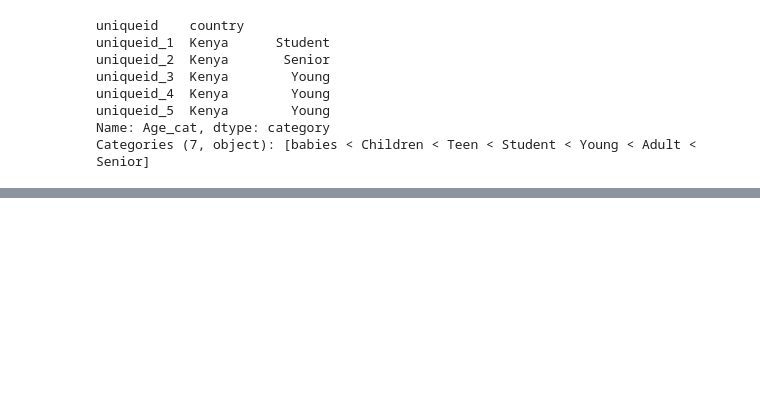
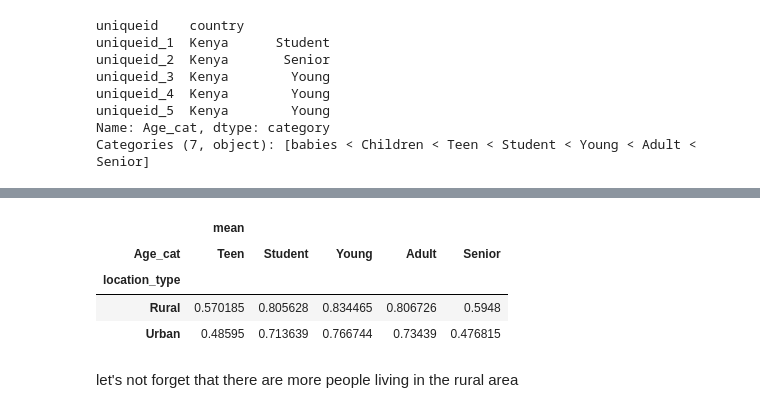
Before and after one commit to jamilaandimen/MLCoursera, a Jupyter notebook: EDA.ipynb, the cells around one changed output, grey strips where cells are left out. Drawn from its saved outputs; the diff is of its cells as text; code cells hidden in the pictures; blank space fills up the shorter version.

```diff
--- a/EDA.ipynb
+++ b/EDA.ipynb
@@ -375,11 +393,19 @@ Name: cellphone_access, dtype: int64
 # %%
 
-#Let's cross our Pclass with the Age_cat
+#Let's cross our cellphone_access with the Age_cat
 
-We will aggregate than to get the mean of Fare by each category pair
+#We will aggregate than to get the mean of Fare by each category pair
 
-Age_fare = ['Pclass', 'Age_cat'] #seting the desired
+Age_cell = ['location_type', 'Age_cat'] #seting the desired
 
 cm = sns.light_palette("green", as_cmap=True)
-pd.crosstab(df_train[Age_fare[0]], df_train[Age_fare[1]],
-            values=df_train['Fare'], aggfunc=['mean']).style.background_gradient(cmap = cm)
+pd.crosstab(train_data[Age_cell[0]], train_data[Age_cell[1]],
+            values=train_data['cellphone_access'], aggfunc=['mean']).style.background_gradient(cmap = cm)
+# %% [output]
+|  | mean |  |  |  |  |
+| Age_cat | Teen | Student | Young | Adult | Senior |
+| location_type |  |  |  |  |  |
+| Rural | 0.570185 | 0.805628 | 0.834465 | 0.806726 | 0.5948 |
+| Urban | 0.48595 | 0.713639 | 0.766744 | 0.73439 | 0.476815 |
+# %% [markdown]
+let's not forget that there are more people living in the rural area
```
Also changed, not shown: parts of 12 cells of this notebook.
